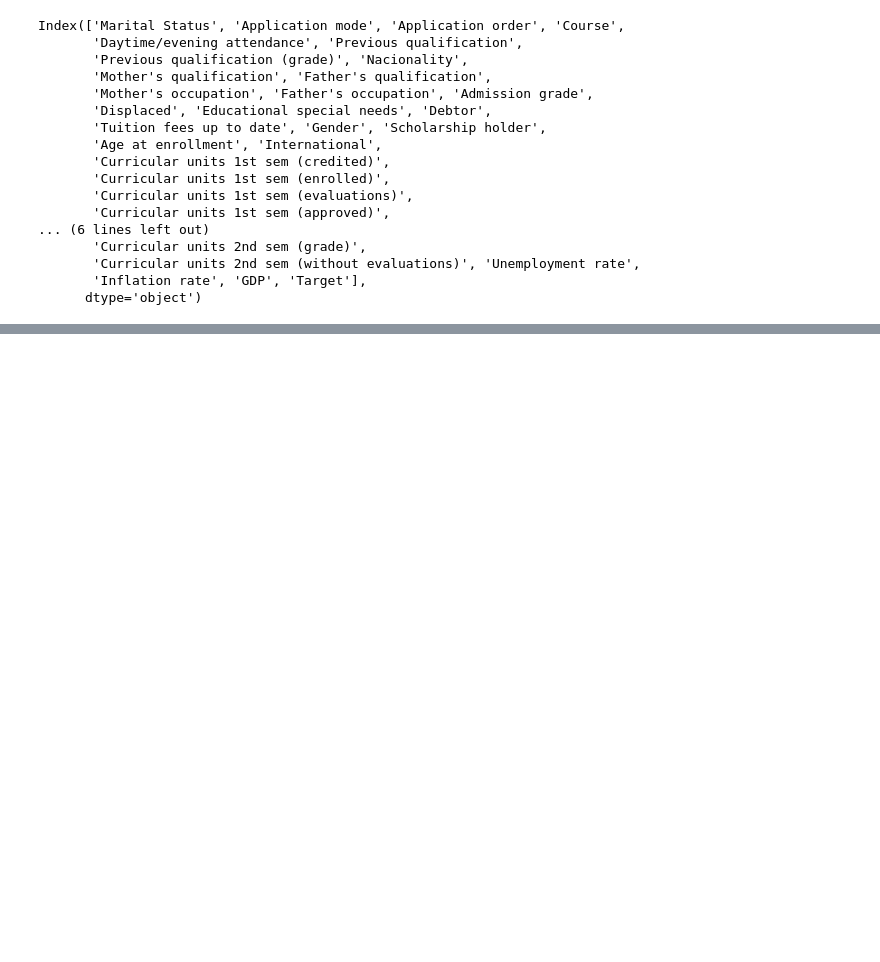
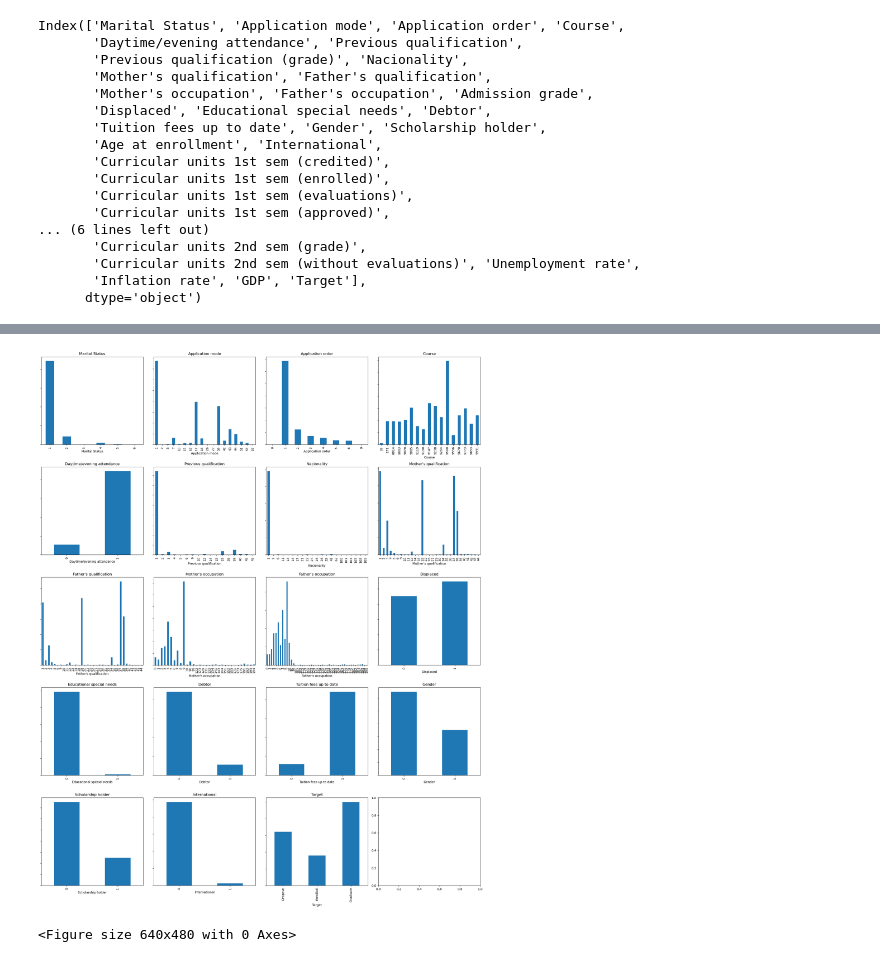
Before and after one commit to youssefhass/ml-predict-student-dropout, a Jupyter notebook: 02_Predict_Students_Dropout_EDA.ipynb, the cells around one changed output, grey strips where cells are left out. Drawn from its saved outputs; the diff is of its cells as text; code cells hidden in the pictures; blank space fills up the shorter version.

```diff
--- a/02_Predict_Students_Dropout_EDA.ipynb
+++ b/02_Predict_Students_Dropout_EDA.ipynb
@@ -95,3 +63,0 @@ palette = sns.color_palette('Set2')
-# %%
-# Convert all column names in df_raw to lowercase
-df_raw.columns = [x.lower() for x in df_raw.columns]
@@ -220,0 +64,33 @@ display(df_raw.head(10))
+# %%
+# Defining categorical and quantitative columns based on the above checks and metadata description
+categorical_cols = ["Marital Status", "Application mode", "Application order", "Course", "Daytime/evening attendance",
+                    "Previous qualification", "Nacionality", "Mother's qualification", "Father's qualification", "Mother's occupation",
+                    "Father's occupation", "Displaced", "Educational special needs", "Debtor", "Tuition fees up to date", "Gender",
+                    "Scholarship holder", "International", "Target"]
+
+quantitative_cols = ['Curricular units 1st sem (credited)', 'Curricular units 1st sem (enrolled)', 'Curricular units 1st sem (evaluations)',
+                  'Curricular units 1st sem (approved)', 'Curricular units 1st sem (grade)', 'Curricular units 1st sem (without evaluations)',
+                  'Curricular units 2nd sem (credited)', 'Curricular units 2nd sem (enrolled)', 'Curricular units 2nd sem (evaluations)',
+                  'Curricular units 2nd sem (approved)', 'Curricular units 2nd sem (grade)', 'Curricular units 2nd sem (without evaluations)',
+                  'Age at enrollment', 'Inflation rate', 'GDP', 'Unemployment rate']
+# %%
+# loop through categorical columns and create barplot for each
+fig, axes = plt.subplots(nrows=5, ncols=4, figsize=(20, 25))
+for i, col in enumerate(categorical_cols):
+    row_idx = i // 4
+    col_idx = i % 4
+    vc = df_raw[col].value_counts(normalize=True)
+    vc = vc.sort_index() # sort by category name
+    vc.plot(kind="bar", ax=axes[row_idx, col_idx], rot=0)
+    axes[row_idx, col_idx].set_title(col)
+    for tick in axes[row_idx, col_idx].get_xticklabels():
+        tick.set_rotation(90)
+    for tick in axes[row_idx, col_idx].get_yticklabels():
+        tick.set_visible(False)
+fig.tight_layout()
+plt.savefig('images/boxplotCatergricalCols.jpg', dpi=300)
+plt.show()
+plt.clf()
+# %% [output]
+[figure, added]
+<Figure size 640x480 with 0 Axes>
```
Also changed, not shown: parts of 7 cells of this notebook.
